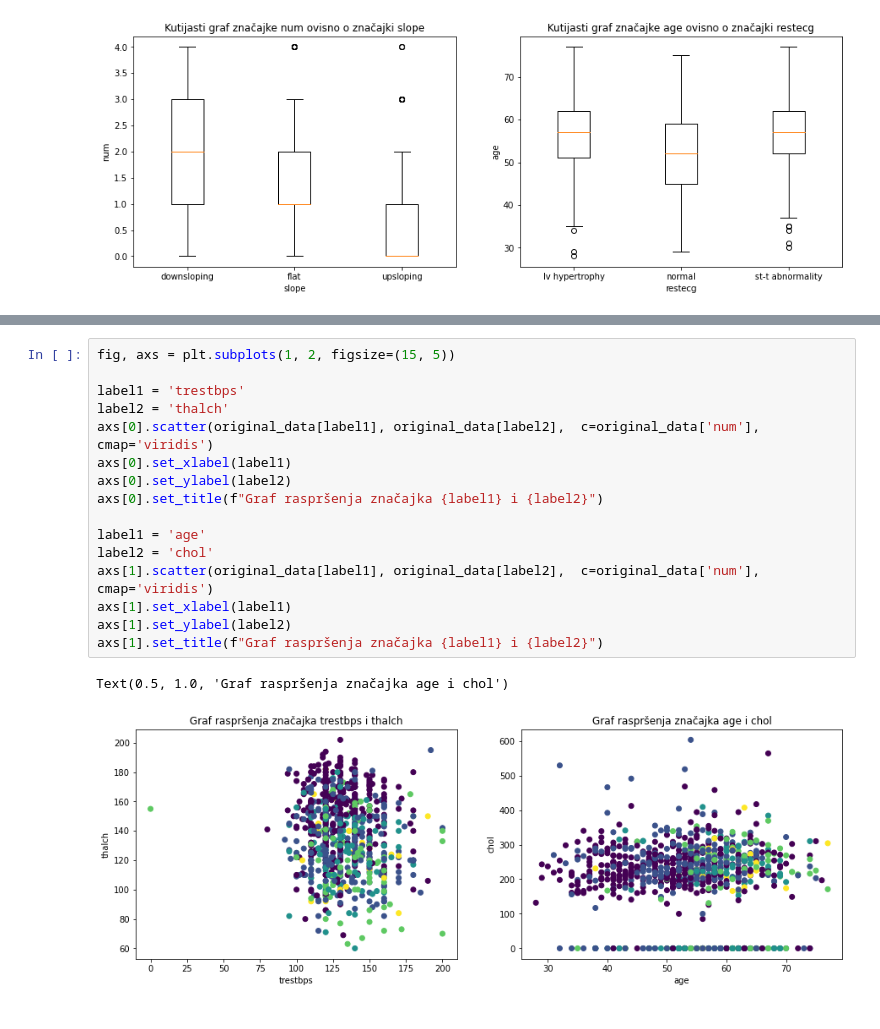
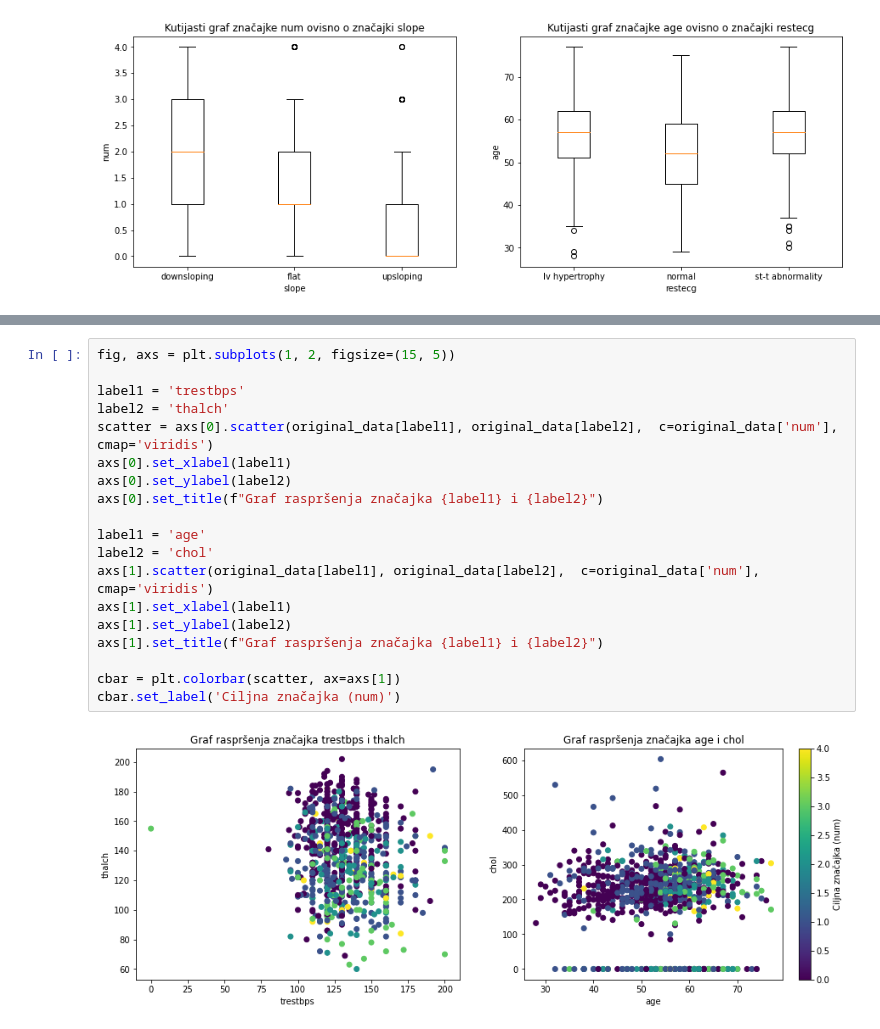
Before and after one commit to ErikGreblo/UZOP_Faza2, a Jupyter notebook: heart_disease_ML.ipynb, the cells around one changed output, grey strips where cells are left out. Cells and saved outputs as stored; diff of their text form.

```diff
--- a/heart_disease_ML.ipynb
+++ b/heart_disease_ML.ipynb
@@ -329,19 +354,21 @@ Text(0, 0.5, 'age')
 # %%
 fig, axs = plt.subplots(1, 2, figsize=(15, 5))
 
 label1 = 'trestbps'
 label2 = 'thalch'
-axs[0].scatter(original_data[label1], original_data[label2],  c=original_data['num'], cmap='viridis')
+scatter = axs[0].scatter(original_data[label1], original_data[label2],  c=original_data['num'], cmap='viridis')
 axs[0].set_xlabel(label1)
 axs[0].set_ylabel(label2)
 axs[0].set_title(f"Graf raspršenja značajka {label1} i {label2}")
 
 label1 = 'age'
 label2 = 'chol'
 axs[1].scatter(original_data[label1], original_data[label2],  c=original_data['num'], cmap='viridis')
 axs[1].set_xlabel(label1)
 axs[1].set_ylabel(label2)
 axs[1].set_title(f"Graf raspršenja značajka {label1} i {label2}")
+
+cbar = plt.colorbar(scatter, ax=axs[1])
+cbar.set_label('Ciljna značajka (num)')
 # %% [output]
-Text(0.5, 1.0, 'Graf raspršenja značajka age i chol')
-[figure, old version]
+[figure, new version]
```
Also changed, not shown: parts of 9 cells of this notebook.
